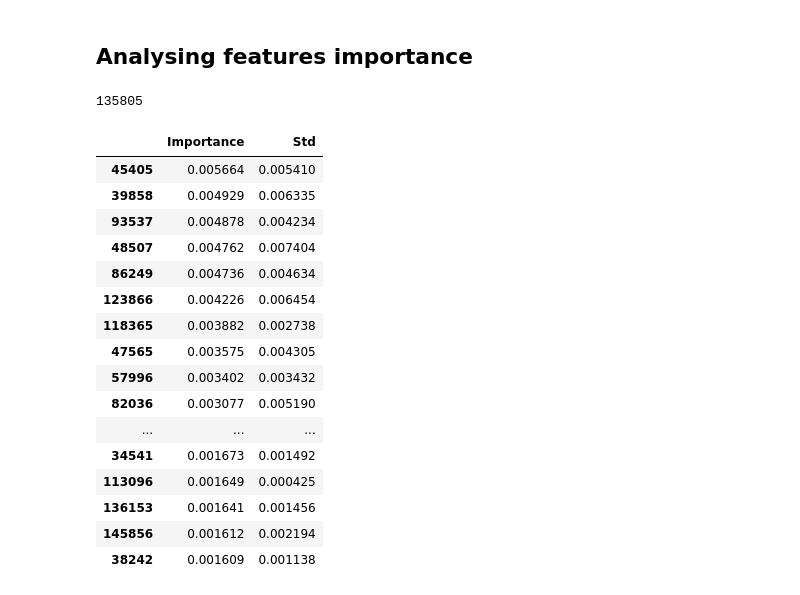
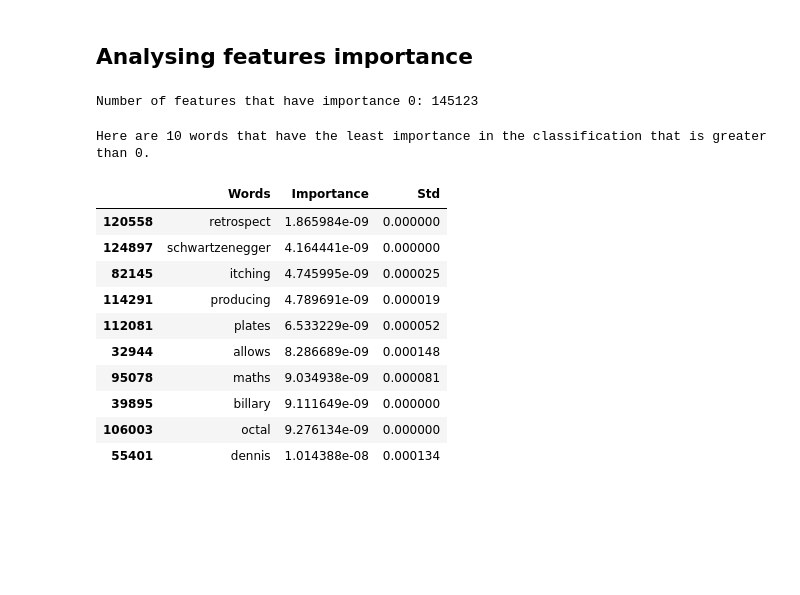
Before and after one commit to denhardt/ADA2017_GroupWork, a Jupyter notebook: 04 - Applied ML/youssef.ipynb, the cells around one changed output. Cells and saved outputs as stored; diff of their text form; code cells hidden in the pictures; blank space fills up the shorter version.

```diff
--- a/04 - Applied ML/youssef.ipynb
+++ b/04 - Applied ML/youssef.ipynb
@@ -45,3 +46,6 @@ vect_tf = TfidfVectorizer().fit(x_train)
 x_train = vect_tf.transform(x_train)
 #TF_IDF for the testing set.
 x_test =  vect_tf.transform(x_test)
+# %%
+f = {v:k for k,v in vect_tf.vocabulary_.items()}
+f
@@ -157,38 +179,37 @@ We can see that our results are pretty accurate most of the time.Some categories
 # %% [markdown]
 ## Analysing features importance
 # %%
-importance = alg.feature_importances_
+importance = opti_alg.feature_importances_
 
-importance = pd.DataFrame(importance, index=range(0,154036),
+importance = pd.DataFrame(importance, index=range(len(importance)),
                           columns=["Importance"])
 
 importance["Std"] = np.std([tree.feature_importances_
-                            for tree in alg.estimators_], axis=0)
+                           for tree in alg.estimators_], axis=0)
 
-importance_zero = np.count_nonzero(importance['Importance']==0)
+importance_zero = np.count_nonzero(importance['Importance'] == 0)
 
-importance_zero
+print("Number of features that have importance 0:",importance_zero)
 # %% [output]
-135805
+Number of features that have importance 0: 145123
-# %%
-importance = importance.sort_values(by=['Importance'],ascending=False)
-
-importance.head(50)
-# %% [output]
-|  | Importance | Std |
-| 45405 | 0.005664 | 0.005410 |
-| 39858 | 0.004929 | 0.006335 |
-| 93537 | 0.004878 | 0.004234 |
-| 48507 | 0.004762 | 0.007404 |
-| 86249 | 0.004736 | 0.004634 |
-| 123866 | 0.004226 | 0.006454 |
-| 118365 | 0.003882 | 0.002738 |
-| 47565 | 0.003575 | 0.004305 |
-| 57996 | 0.003402 | 0.003432 |
-| 82036 | 0.003077 | 0.005190 |
-| ... | ... | ... |
-| 34541 | 0.001673 | 0.001492 |
-| 113096 | 0.001649 | 0.000425 |
-| 136153 | 0.001641 | 0.001456 |
-| 145856 | 0.001612 | 0.002194 |
-| 38242 | 0.001609 | 0.001138 |
+# %%
+
+word = pd.DataFrame([f[x] for x in importance.index], columns=["Words"])
+word = pd.concat([word, importance], axis=1)
+word = word.loc[word['Importance']!=0]
+word = word.sort_values(by=['Importance'],ascending=True)
+print("Here are 10 words that have the least importance in the classification that is greater than 0.")
+word.head(10)
+# %% [output]
+Here are 10 words that have the least importance in the classification that is greater than 0.
+|  | Words | Importance | Std |
+| 120558 | retrospect | 1.865984e-09 | 0.000000 |
+| 124897 | schwartzenegger | 4.164441e-09 | 0.000000 |
+| 82145 | itching | 4.745995e-09 | 0.000025 |
+| 114291 | producing | 4.789691e-09 | 0.000019 |
+| 112081 | plates | 6.533229e-09 | 0.000052 |
+| 32944 | allows | 8.286689e-09 | 0.000148 |
+| 95078 | maths | 9.034938e-09 | 0.000081 |
+| 39895 | billary | 9.111649e-09 | 0.000000 |
+| 106003 | octal | 9.276134e-09 | 0.000000 |
+| 55401 | dennis | 1.014388e-08 | 0.000134 |
```
Also changed, not shown: parts of 4 cells of this notebook.
